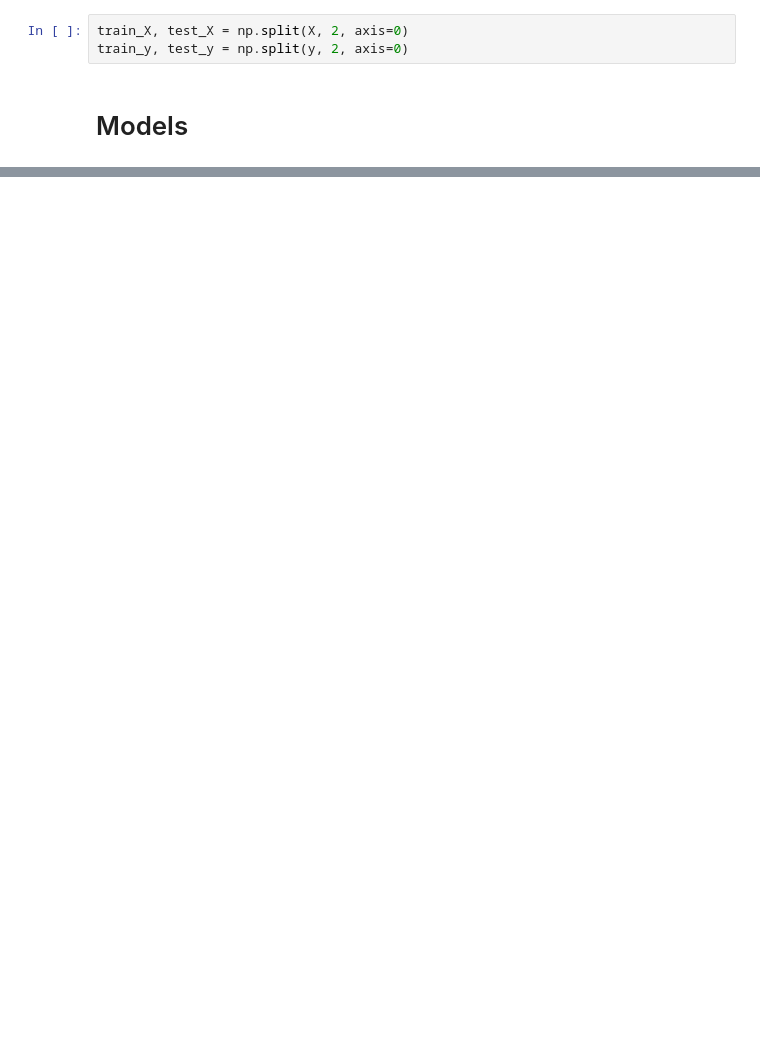
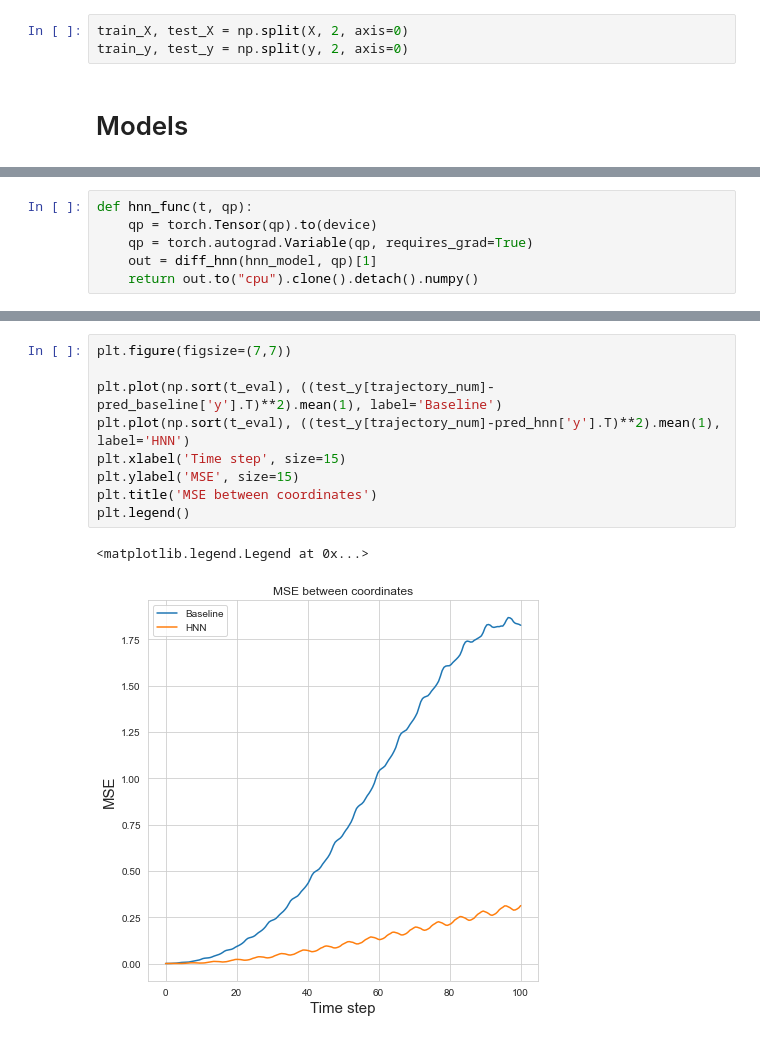
Before and after one commit to szmate00/elte_advanced_ml_lab, a Jupyter notebook: Project/mass_spring.ipynb, the cells around one changed output, grey strips where cells are left out. Cells and saved outputs as stored; diff of their text form; blank space fills up the shorter version.

```diff
--- a/Project/mass_spring.ipynb
+++ b/Project/mass_spring.ipynb
@@ -236,0 +185,6 @@ HNN mean L2 distance: tensor(1.1149, grad_fn=<MeanBackward0>)
+# %%
+def hnn_func(t, qp):
+    qp = torch.Tensor(qp).to(device)
+    qp = torch.autograd.Variable(qp, requires_grad=True)
+    out = diff_hnn(hnn_model, qp)[1]
+    return out.to("cpu").clone().detach().numpy()
@@ -236,0 +240,12 @@ HNN mean L2 distance: tensor(1.1149, grad_fn=<MeanBackward0>)
+# %%
+plt.figure(figsize=(7,7))
+
+plt.plot(np.sort(t_eval), ((test_y[trajectory_num]-pred_baseline['y'].T)**2).mean(1), label='Baseline')
+plt.plot(np.sort(t_eval), ((test_y[trajectory_num]-pred_hnn['y'].T)**2).mean(1), label='HNN')
+plt.xlabel('Time step', size=15)
+plt.ylabel('MSE', size=15)
+plt.title('MSE between coordinates')
+plt.legend()
+# %% [output]
+<matplotlib.legend.Legend at 0x...>
+[figure, added]
```
Also changed, not shown: parts of 27 cells of this notebook, 4 other files.
